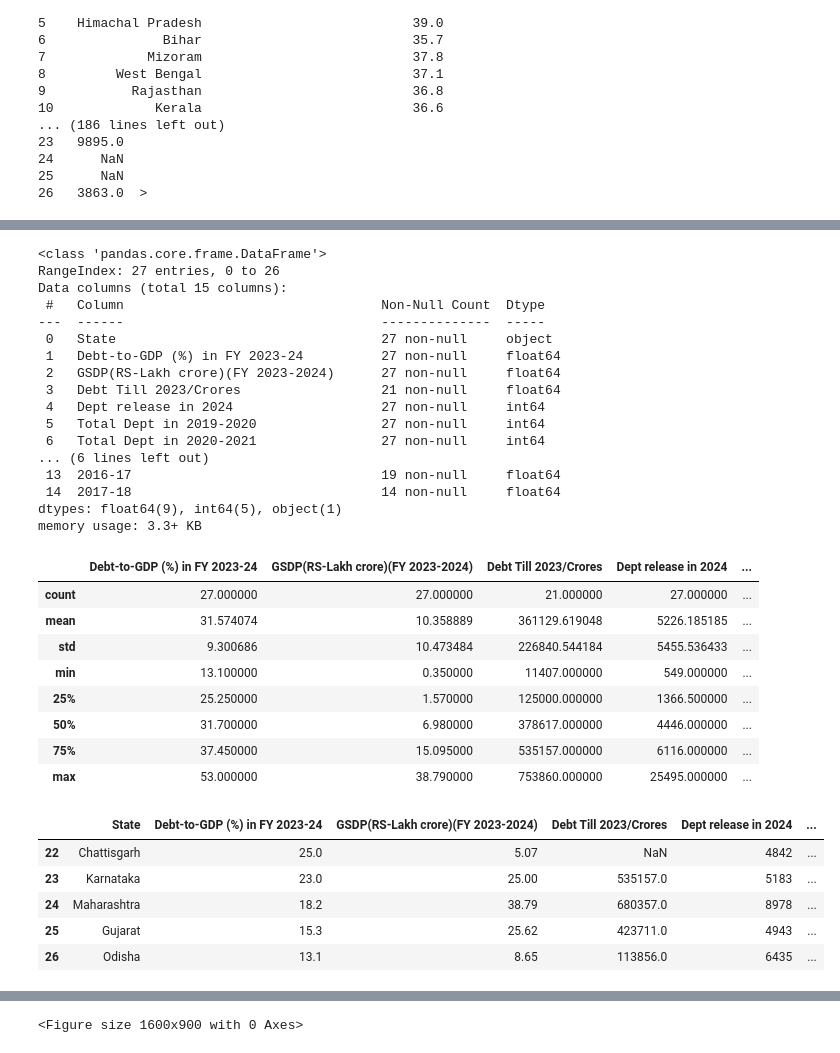
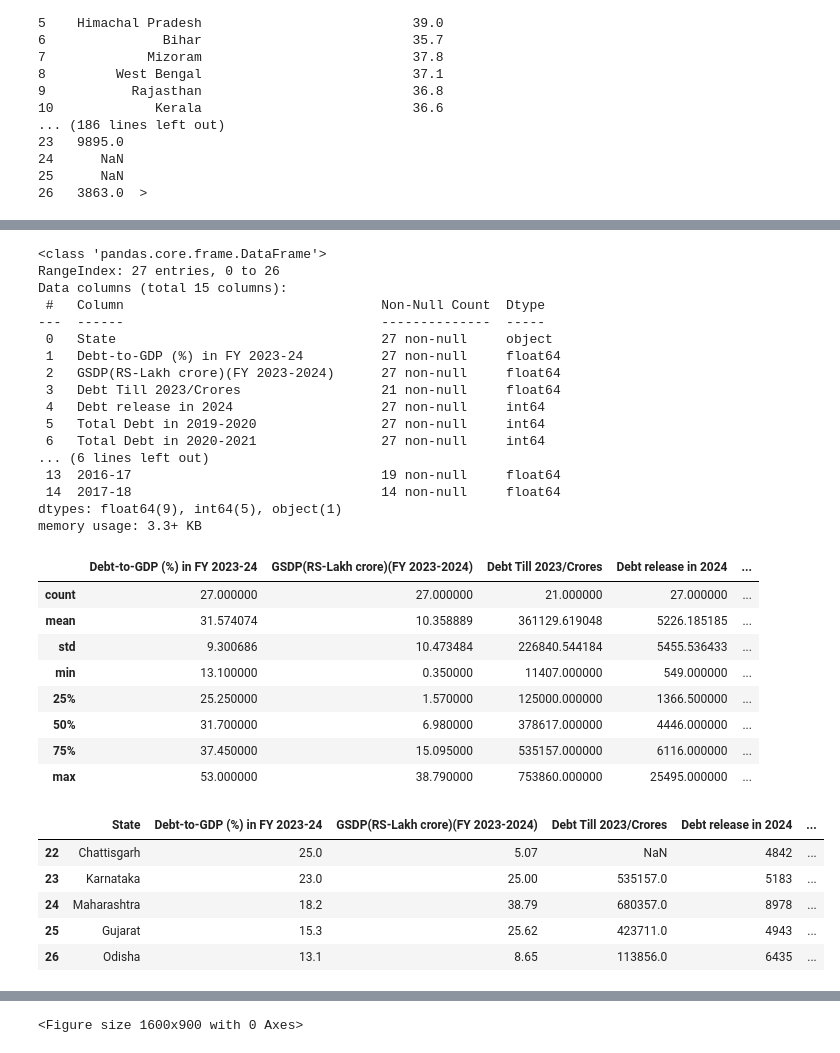
Before and after one commit to UdiitBansal/State-Analysis, a Jupyter notebook: Untitled.ipynb, the cells around one changed output, grey strips where cells are left out. Cells and saved outputs as stored; diff of their text form; code cells hidden in the pictures.

```diff
--- a/Untitled.ipynb
+++ b/Untitled.ipynb
@@ -8,6 +8,6 @@ import plotly.express as px
 from plotly.subplots import make_subplots
 # %%
 #load data set from excel
-data=pd.read_excel("final.xlsx")
+data=pd.read_excel("Copy of final.xlsx")
 data
 # %% [output]
@@ -60,9 +166,9 @@ Data columns (total 15 columns):
  1   Debt-to-GDP (%) in FY 2023-24          27 non-null     float64
  2   GSDP(RS-Lakh crore)(FY 2023-2024)      27 non-null     float64
  3   Debt Till 2023/Crores                  21 non-null     float64
- 4   Dept release in 2024                   27 non-null     int64
- 5   Total Dept in 2019-2020                27 non-null     int64
- 6   Total Dept in 2020-2021                27 non-null     int64
+ 4   Debt release in 2024                   27 non-null     int64
+ 5   Total Debt in 2019-2020                27 non-null     int64
+ 6   Total Debt in 2020-2021                27 non-null     int64
 ... (6 lines left out)
  13  2016-17                                19 non-null     float64
  14  2017-18                                14 non-null     float64
@@ -71,7 +177,7 @@ memory usage: 3.3+ KB
 # %%
 data.describe()
 # %% [output]
-|  | Debt-to-GDP (%) in FY 2023-24 | GSDP(RS-Lakh crore)(FY 2023-2024) | Debt Till 2023/Crores | Dept release in 2024 | ... |
+|  | Debt-to-GDP (%) in FY 2023-24 | GSDP(RS-Lakh crore)(FY 2023-2024) | Debt Till 2023/Crores | Debt release in 2024 | ... |
 | count | 27.000000 | 27.000000 | 21.000000 | 27.000000 | ... |
 | mean | 31.574074 | 10.358889 | 361129.619048 | 5226.185185 | ... |
 | std | 9.300686 | 10.473484 | 226840.544184 | 5455.536433 | ... |
@@ -82,10 +188,10 @@ data.describe()
 | max | 53.000000 | 38.790000 | 753860.000000 | 25495.000000 | ... |
 # %%
 #Add a column of dept in 2020-2022
-data['Total Dept in 2019-2023']=data['Total Dept in 2019-2020']+data['Total Dept in 2020-2021']+data['Total Dept in 2021-2022']+data['Total Dept in 2022-2023']
+data['Total Debt in 2019-2023']=data['Total Debt in 2019-2020']+data['Total Debt in 2020-2021']+data['Total Debt in 2021-2022']+data['Total Debt in 2022-2023']
 data.tail()
 # %% [output]
-|  | State | Debt-to-GDP (%) in FY 2023-24 | GSDP(RS-Lakh crore)(FY 2023-2024) | Debt Till 2023/Crores | Dept release in 2024 | ... |
+|  | State | Debt-to-GDP (%) in FY 2023-24 | GSDP(RS-Lakh crore)(FY 2023-2024) | Debt Till 2023/Crores | Debt release in 2024 | ... |
 | 22 | Chattisgarh | 25.0 | 5.07 | NaN | 4842 | ... |
 | 23 | Karnataka | 23.0 | 25.00 | 535157.0 | 5183 | ... |
 | 24 | Maharashtra | 18.2 | 38.79 | 680357.0 | 8978 | ... |
```
Also changed, not shown: parts of 28 cells of this notebook.
